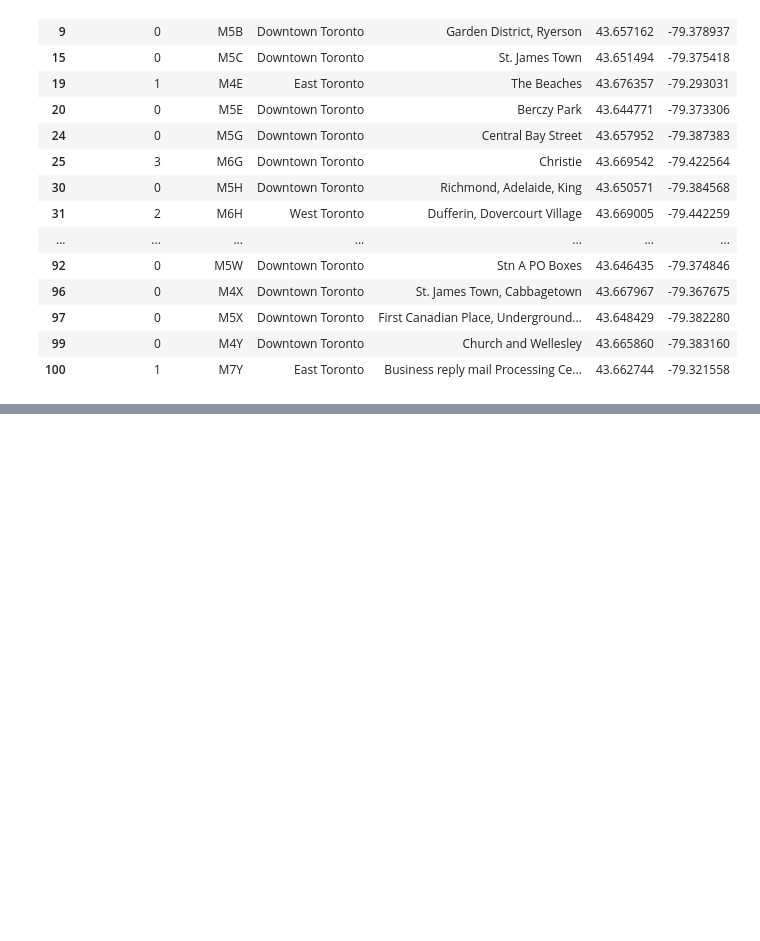
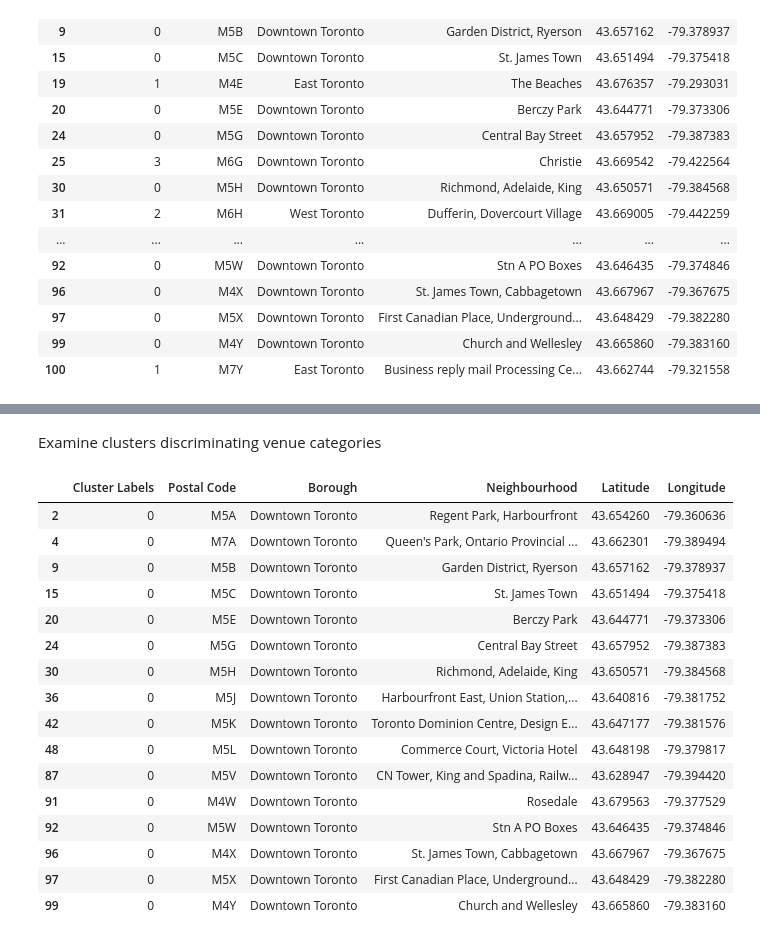
Before and after one commit to leofanci/Capstone_Project, a Jupyter notebook: Toronto 3.ipynb, the cells around one changed output, grey strips where cells are left out. Saved outputs shown, nothing was run; the diff lists cells and outputs as text; code cells hidden in the pictures; blank space fills up the shorter version.

```diff
--- a/Toronto 3.ipynb
+++ b/Toronto 3.ipynb
@@ -309,3 +313,26 @@ for lat, lon, neighbourhood, cluster in zip(df6['Latitude'], df6['Longitude'], d
 map_colored
 # %% [output]
 [interactive output not drawn]
+# %% [markdown]
+Examine clusters discriminating venue categories
+# %%
+# Cluster 1
+df6.loc[df6['Cluster Labels']==0]
+# %% [output]
+|  | Cluster Labels | Postal Code | Borough | Neighbourhood | Latitude | Longitude |
+| 2 | 0 | M5A | Downtown Toronto | Regent Park, Harbourfront | 43.654260 | -79.360636 |
+| 4 | 0 | M7A | Downtown Toronto | Queen's Park, Ontario Provincial ... | 43.662301 | -79.389494 |
+| 9 | 0 | M5B | Downtown Toronto | Garden District, Ryerson | 43.657162 | -79.378937 |
+| 15 | 0 | M5C | Downtown Toronto | St. James Town | 43.651494 | -79.375418 |
+| 20 | 0 | M5E | Downtown Toronto | Berczy Park | 43.644771 | -79.373306 |
+| 24 | 0 | M5G | Downtown Toronto | Central Bay Street | 43.657952 | -79.387383 |
+| 30 | 0 | M5H | Downtown Toronto | Richmond, Adelaide, King | 43.650571 | -79.384568 |
+| 36 | 0 | M5J | Downtown Toronto | Harbourfront East, Union Station,... | 43.640816 | -79.381752 |
+| 42 | 0 | M5K | Downtown Toronto | Toronto Dominion Centre, Design E... | 43.647177 | -79.381576 |
+| 48 | 0 | M5L | Downtown Toronto | Commerce Court, Victoria Hotel | 43.648198 | -79.379817 |
+| 87 | 0 | M5V | Downtown Toronto | CN Tower, King and Spadina, Railw... | 43.628947 | -79.394420 |
+| 91 | 0 | M4W | Downtown Toronto | Rosedale | 43.679563 | -79.377529 |
+| 92 | 0 | M5W | Downtown Toronto | Stn A PO Boxes | 43.646435 | -79.374846 |
+| 96 | 0 | M4X | Downtown Toronto | St. James Town, Cabbagetown | 43.667967 | -79.367675 |
+| 97 | 0 | M5X | Downtown Toronto | First Canadian Place, Underground... | 43.648429 | -79.382280 |
+| 99 | 0 | M4Y | Downtown Toronto | Church and Wellesley | 43.665860 | -79.383160 |
```
Also changed, not shown: parts of 7 cells of this notebook.
